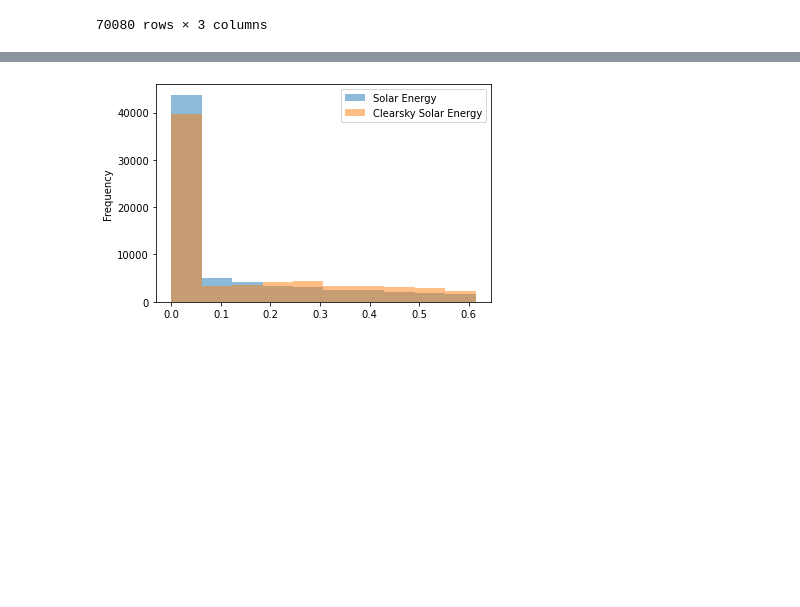
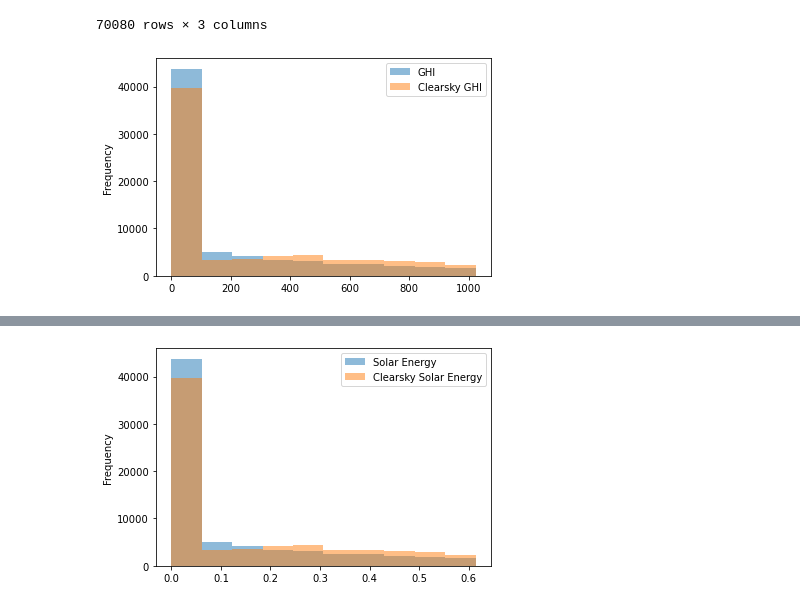
Before and after one commit to rishabhjain1997/Energy-Datasets, a Jupyter notebook: energy_generation.ipynb, the cells around one changed output, grey strips where cells are left out. Saved outputs shown, nothing was run; the diff lists cells and outputs as text; code cells hidden in the pictures; blank space fills up the shorter version.

```diff
--- a/energy_generation.ipynb
+++ b/energy_generation.ipynb
@@ -73,7 +105,9 @@ solar_df
 | 70079 | 2018-12-31 23:30:00 | 0 | 0 |
 70080 rows × 3 columns
 # %%
-#ax = solar_df[['GHI','Clearsky GHI']].plot.hist(alpha=0.5)
+ax = solar_df[['GHI','Clearsky GHI']].plot.hist(alpha=0.5)
+# %% [output]
+[figure, added]
 # %%
 solar_df['GHI_KWh'] = solar_df['GHI'] * 0.5 / 1000
 solar_df['Clearsky GHI_KWh'] = solar_df['Clearsky GHI'] * 0.5 / 1000
```
Also changed, not shown: parts of 21 cells of this notebook, 1 other file.
